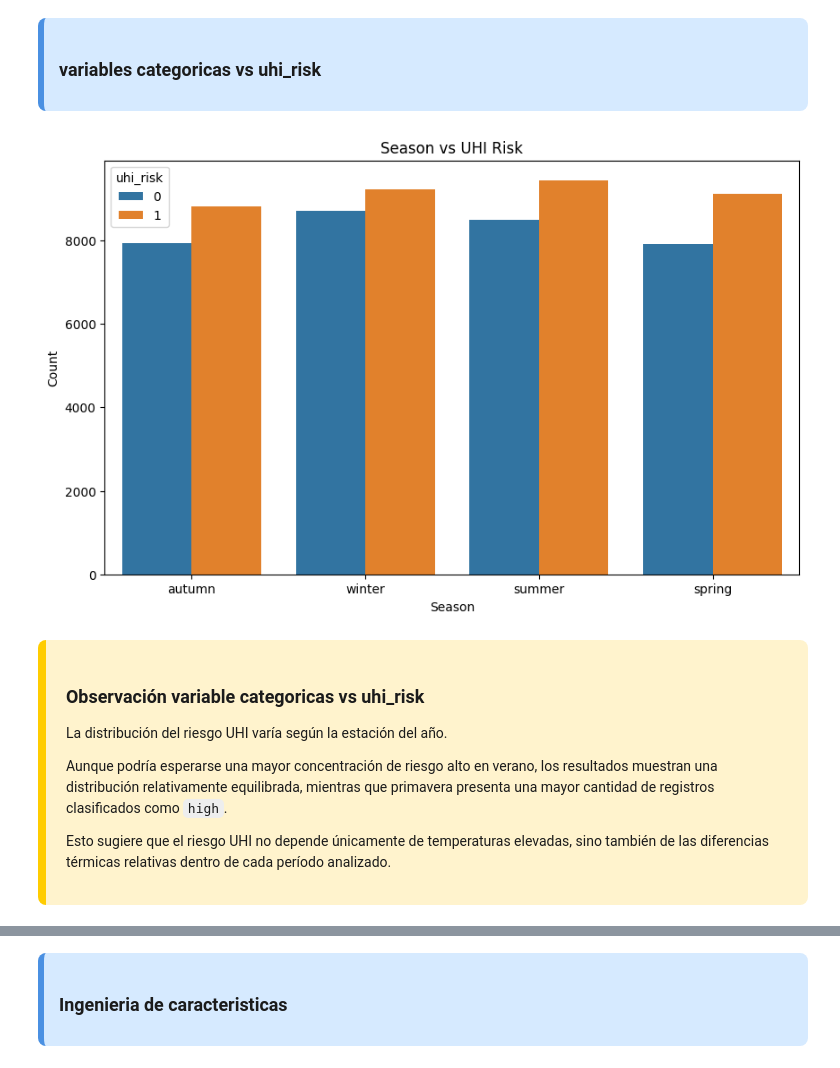
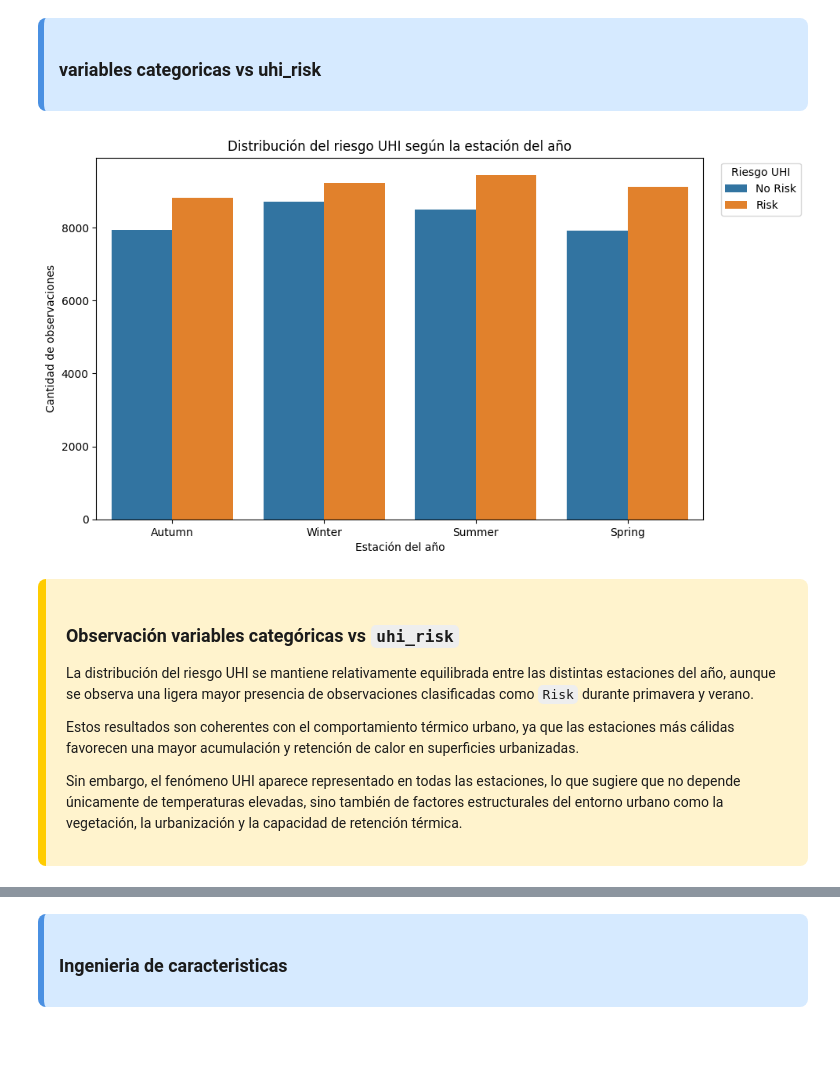
Before and after one commit to ekbalam11/ABC-final-project, a Jupyter notebook: notebooks/02_eda.ipynb, the cells around one changed output, grey strips where cells are left out. Drawn from its saved outputs; the diff is of its cells as text; code cells hidden in the pictures; blank space fills up the shorter version.

```diff
--- a/notebooks/02_eda.ipynb
+++ b/notebooks/02_eda.ipynb
@@ -690,38 +717,55 @@ Estos resultados refuerzan la decisión de construir la variable objetivo utiliz
 ### **variables categoricas vs uhi_risk**
 
 </div>
-# %%
-# ============================================================
-# CATEGORICAL VARIABLES VS UHI RISK
-# ============================================================
-
-# Analizamos cómo se distribuye el riesgo UHI según la estación del año.
-
-plt.figure(figsize=(10, 6))
-
-sns.countplot(
-    data=df_bcn,
-    x='season',
-    hue='uhi_risk'
-)
-
-plt.title('Season vs UHI Risk')
-plt.xlabel('Season')
-plt.ylabel('Count')
-
-plt.show()
-# %% [output]
-[figure, removed]
+# %%
+# ============================================================
+# VARIABLES CATEGÓRICAS VS RIESGO UHI
+# ============================================================
+
+# Analizamos cómo se distribuye el riesgo UHI según la estación del año.
+
+plt.figure(figsize=(10, 6))
+
+sns.countplot(
+    data=df_bcn,
+    x='season',
+    hue='uhi_risk'
+)
+
+plt.title('Distribución del riesgo UHI según la estación del año')
+plt.xlabel('Estación del año')
+plt.ylabel('Cantidad de observaciones')
+
+# Renombramos categorías del eje X
+plt.xticks(
+    ticks=[0, 1, 2, 3],
+    labels=['Autumn', 'Winter', 'Summer', 'Spring']
+)
+
+# Renombramos leyenda
+handles, labels = plt.gca().get_legend_handles_labels()
+
+plt.legend(
+    handles,
+    ['No Risk', 'Risk'],
+    title='Riesgo UHI',
+    bbox_to_anchor=(1.02, 1),
+    loc='upper left'
+)
+
+plt.show()
+# %% [output]
+[figure, added]
 # %% [markdown]
 <div style="background-color:#fff3cd; padding:20px; border-left:8px solid #ffcc00; border-radius:8px; color:#1b1b1b;">
 
-### **Observación variable categoricas vs uhi_risk**
+### **Observación variables categóricas vs `uhi_risk`**
 
-La distribución del riesgo UHI varía según la estación del año.
+La distribución del riesgo UHI se mantiene relativamente equilibrada entre las distintas estaciones del año, aunque se observa una ligera mayor presencia de observaciones clasificadas como `Risk` durante primavera y verano.
 
-Aunque podría esperarse una mayor concentración de riesgo alto en verano, los resultados muestran una distribución relativamente equilibrada, mientras que primavera presenta una mayor cantidad de registros clasificados como `high`.
+Estos resultados son coherentes con el comportamiento térmico urbano, ya que las estaciones más cálidas favorecen una mayor acumulación y retención de calor en superficies urbanizadas.
 
-Esto sugiere que el riesgo UHI no depende únicamente de temperaturas elevadas, sino también de las diferencias térmicas relativas dentro de cada período analizado.
+Sin embargo, el fenómeno UHI aparece representado en todas las estaciones, lo que sugiere que no depende únicamente de temperaturas elevadas, sino también de factores estructurales del entorno urbano como la vegetación, la urbanización y la capacidad de retención térmica.
 
 </div>
 # %% [markdown]
```
Also changed, not shown: parts of 19 cells of this notebook, 1 other file.
